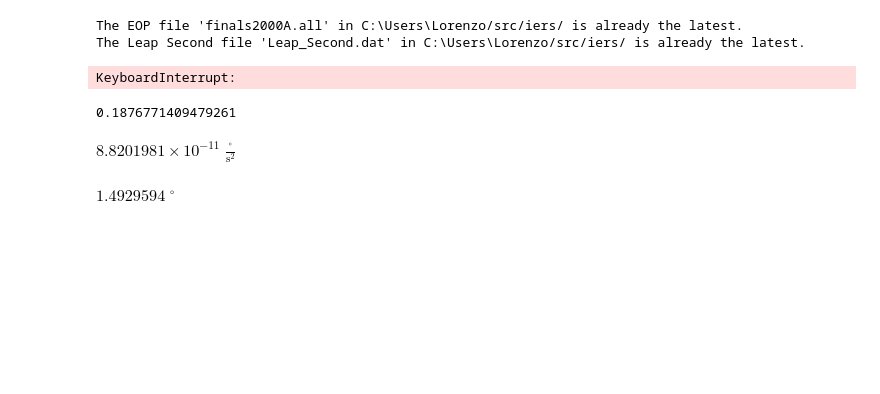
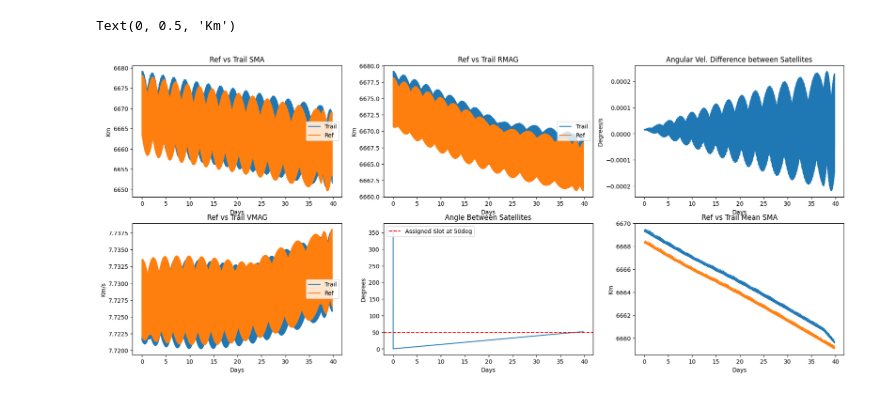
Before and after one commit to regalkuva/gmat_lorenzo, a Jupyter notebook: lorenzos_folder/scripts/differential_drag/foster_mean_dd.ipynb, the cells around one changed output. Saved outputs shown, nothing was run; the diff lists cells and outputs as text; code cells hidden in the pictures; blank space fills up the shorter version.

```diff
--- a/lorenzos_folder/scripts/differential_drag/foster_mean_dd.ipynb
+++ b/lorenzos_folder/scripts/differential_drag/foster_mean_dd.ipynb
@@ -23,6 +23,13 @@ from perturbations import perturbations_coesa_J2_low, perturbations_coesa_J2_hig
 
 from osc2mean_dd import osc2mean
 
+def argl_difference(reference_orbit, trailing_orbit):
+
+    argl_1 = (reference_orbit.argp.to_value(u.deg) + reference_orbit.nu.to_value(u.deg))%360
+    argl_2 = (trailing_orbit.argp.to_value(u.deg) + trailing_orbit.nu.to_value(u.deg))%360
+
+    return (argl_1 - argl_2)%360
+
 
 toc = time.time()
 ## Orbit
@@ -39,7 +46,7 @@ nu = 1e-6 << u.deg
 
 epoch = Time(val=start_date.isoformat(), format='isot')
 
-delta_a = 5
+delta_a = 1
 delta_nu = 0
 
 reference_orbit = Orbit.from_classical(
@@ -110,9 +117,12 @@ trail_mean_orbit = Orbit.from_classical(Earth, trail_mean[0]<<u.km, trail_mean[1
 hd_window = []
 hd_duration = []
 
+argl = []
+
+
 mans = 1
 
-while mans <= 6:
+while mans <= 1:
     mans += 1
 #while np.abs(ref_mean_orbit.nu.to_value(u.deg) - trail_mean_orbit.nu.to_value(u.deg)) > 0.5:
 
@@ -123,7 +133,8 @@ while mans <= 6:
     #theta_err = reference_orbit.nu.to_value(u.deg) - trailing_orbit.nu.to_value(u.deg) + 10
     #theta_err = (100 - ref_mean_orbit.nu.to_value(u.deg) - trail_mean_orbit.nu.to_value(u.deg))%360
     #theta_err = 10 - (nu2ma(trailing_orbit.ecc.value, trailing_orbit.nu.value) - nu2ma(reference_orbit.ecc.value, reference_orbit.nu.value))*180/np.pi
-    theta_err = (assignment - angle_between(trailing_orbit.r.value, reference_orbit.r.value))%360
+    # theta_err = (assignment - angle_between(trailing_orbit.r.value, reference_orbit.r.value))%360
+    theta_err = (assignment - argl_difference(reference_orbit, trailing_orbit))%360
 
     tra_orb_pred = trailing_orbit.propagate(pred_days<<u.day, method=CowellPropagator(rtol=1e-5, f=perturbations_coesa_J2_high))
     tra_pred_mean = osc2mean(tra_orb_pred.a.value, tra_orb_pred.ecc.value, tra_orb_pred.inc.to_value(u.deg), tra_orb_pred.raan.to_value(u.deg), tra_orb_pred.argp.to_value(u.deg), tra_orb_pred.nu.to_value(u.deg))
@@ -132,7 +143,7 @@ while mans <= 6:
     theta_dot_dot = (tra_orb_pred_mean.n.to(u.deg/u.s) - trail_mean_orbit.n.to(u.deg/u.s)) / ((pred_days*60*60*24)<<u.s)
     t_hd = (ref_mean_orbit.n.to(u.deg/u.s) - trail_mean_orbit.n.to(u.deg/u.s)) / theta_dot_dot
     theta_hd = 0.5 * theta_dot_dot * t_hd**2
-    t_wait = (theta_err - theta_hd.value) / (ref_mean_orbit.n.to_value(u.deg/u.s) - trail_mean_orbit.n.to_value(u.deg/u.s))
+    t_wait = np.abs(theta_err - theta_hd.value) / (ref_mean_orbit.n.to_value(u.deg/u.s) - trail_mean_orbit.n.to_value(u.deg/u.s))
 
     # else:
     #     reference_leader = False
@@ -194,7 +205,7 @@ while mans <= 6:
         vmag_ref.append(np.linalg.norm(ref_from_ephem.v.value))
         vmag_trail.append(np.linalg.norm(trail_from_ephem.v.value))
 
-        angle_list.append(angle_between(trail_from_ephem.r.value, ref_from_ephem.r.value))
+        angle_list.append(argl_difference(ref_from_ephem, trail_from_ephem))
         #angle_list.append((Orbit.from_ephem(Earth, reference_ephem, reference_ephem.epochs[t]).nu.to_value(u.deg)) - Orbit.from_ephem(Earth, trailing_ephem, trailing_ephem.epochs[t]).nu.value)
 
         ang_vel_ref = (360 << u.deg) / ref_from_ephem.period
@@ -255,7 +266,7 @@ while mans <= 6:
         vmag_ref.append(np.linalg.norm(ref_from_ephem.v.value))
         vmag_trail.append(np.linalg.norm(trail_from_ephem.v.value))
 
-        angle_list.append(angle_between(trail_from_ephem.r.value, ref_from_ephem.r.value))
+        angle_list.append(argl_difference(ref_from_ephem, trail_from_ephem))
         #angle_list.append((Orbit.from_ephem(Earth, reference_ephem, reference_ephem.epochs[t]).nu.to_value(u.deg)) - Orbit.from_ephem(Earth, trailing_ephem, trailing_ephem.epochs[t]).nu.value)
 
         ang_vel_ref = (360 << u.deg) / ref_from_ephem.period
@@ -328,48 +339,35 @@ ax[0,1].plot(elapsed_days,rmag_ref,label='Ref')
 ax[0,1].legend(loc = 'center right')
 ax[0,1].set_title('Ref vs Trail RMAG')
 ax[0,1].set_xlabel('Days')
 ax[0,1].set_ylabel('Km')
 
 ax[1,0].plot(elapsed_days,vmag_trail,label='Trail')
 ax[1,0].plot(elapsed_days,vmag_ref, label='Ref')
 ax[1,0].legend(loc = 'center right')
 ax[1,0].set_title('Ref vs Trail VMAG')
 ax[1,0].set_xlabel('Days')
 ax[1,0].set_ylabel('Km/s')
 
 ax[1,1].plot(elapsed_days,angle_list)
 ax[1,1].axhline(assignment,linestyle='--',color='red',label = f'Assigned Slot at {assignment}deg')
 ax[1,1].legend(loc = 'upper left')
 ax[1,1].set_title('Angle Between Satellites')
 ax[1,1].set_xlabel('Days')
 ax[1,1].set_ylabel('Degrees')
 
 ax[0,2].plot(elapsed_days,ang_vel_list)
 ax[0,2].set_title('Angular Vel. Difference between Satellites')
 ax[0,2].set_xlabel('Days')
 ax[0,2].set_ylabel('Degrees/s')
 
 ax[1,2].plot(elapsed_days,trailsmalist_mean,label='Trail')
 ax[1,2].plot(elapsed_days,refsmalist_mean,label='Ref')
 ax[1,2].set_title('Ref vs Trail Mean SMA')
 ax[1,2].set_xlabel('Days')
 ax[1,2].set_ylabel('Km')
 # %% [output]
-The EOP file 'finals2000A.all' in C:\Users\Lorenzo/src/iers/ is already the latest.
-The Leap Second file 'Leap_Second.dat' in C:\Users\Lorenzo/src/iers/ is already the latest.
+Text(0, 0.5, 'Km')
-KeyboardInterrupt:
+[figure, added]
-# %%
-trailsmalist_mean[-1]-refsmalist_mean[-1]
-# %% [output]
-0.1876771409479261
-# %%
-theta_dot_dot
-# %% [output]
-$8.8201981 \times 10^{-11} \; \mathrm{\frac{{}^{\circ}}{s^{2}}}$
-# %%
-theta_hd
-# %% [output]
-$1.4929594 \; \mathrm{{}^{\circ}}$
 # %%
 elapsed_days = []
 for sec in range(len(elapsedsecs)):
```
Also changed, not shown: parts of 1 cell of this notebook, 13 other files.
